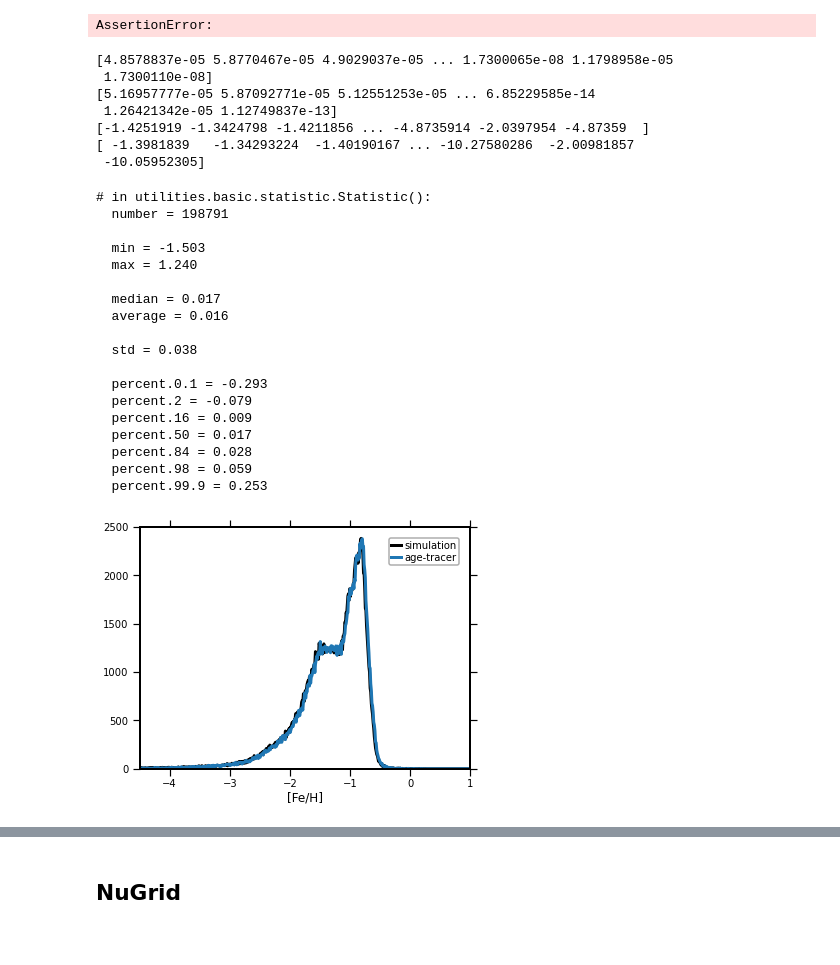
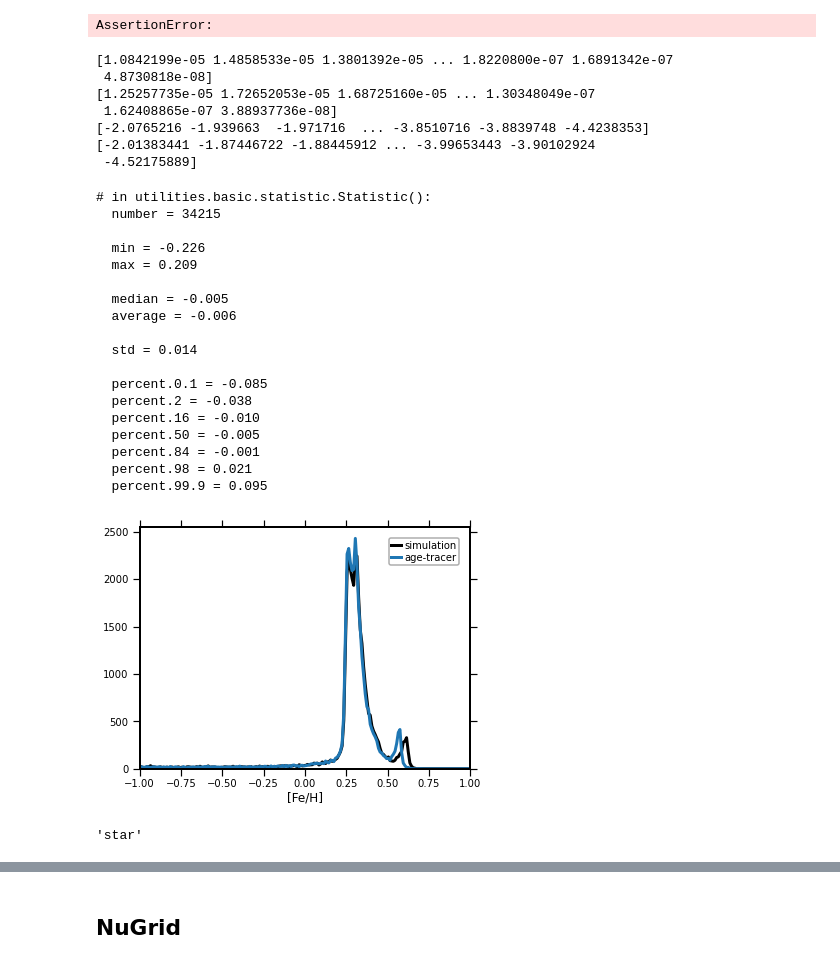
Before and after one commit to patelpb96/GizmoElementTracers, a Jupyter notebook: gizmo_tutorial.ipynb, the cells around one changed output, grey strips where cells are left out. Drawn from its saved outputs; the diff is of its cells as text; code cells hidden in the pictures.

```diff
--- a/gizmo_tutorial.ipynb
+++ b/gizmo_tutorial.ipynb
@@ -906,13 +906,13 @@ import matplotlib.pyplot as plt
 #simulation_directory = '.'
 
 # use this to point to a specific simulation directory, if you run this notebook from somwhere else
-simulation_directory = '/Users/awetzel/work/research/simulation/gizmo/simulations/m12/m12i/m12i_res57000_uvb-late_age-tracer'
+simulation_directory = '/Users/awetzel/work/research/simulation/gizmo/simulations/m12/m12i/m12i_res57000_uvb-late_agetracer-10'
 #simulation_directory = '/Users/awetzel/work/research/simulation/gizmo/simulations/m12/m12i/m12i_res57000_uvb-late_age-tracer-frequent'
 #simulation_directory = '/Users/awetzel/work/research/simulation/gizmo/simulations/m12/m12i/m12i_res7100_uvb-late_age-tracer'
 # %%
 # read star particles at z = 0 from a simulation with age tracers enabled
 
-part = gizmo.io.Read.read_snapshots(['star'], 'index', 172, simulation_directory=simulation_directory)
+part = gizmo.io.Read.read_snapshots(['star', 'gas'], 'index', 600, assign_hosts_rotation=True, simulation_directory=simulation_directory)
 #part = gizmo.io.Read.read_snapshots(['star'], 'index', 267, simulation_directory=simulation_directory)
 # %% [output]
 # in utilities.simulation.Snapshot():
@@ -964,8 +964,8 @@ targeted number of events per age bins = 10.0
 
 # here we explicitly work though these steps for star particles. this works identically for gas particles
 
-species_name = 'star'
-#species_name = 'gas'
+#species_name = 'star'
+species_name = 'gas'
 # %%
 # create and append an age-tracer dictionary class to particle species catalog
 # this stores all age-tracer information and provides the methods to compute elemental abundances (mass fractions) for each particle from the age-tracer mass weights
@@ -1030,71 +1030,82 @@ print(part[species_name].prop('metallicity.fe'))
 # 'metallicity' of iron for each particle, as computed via post-processing the age-tracer weights
 print(part[species_name].prop('metallicity.agetracer.fe'))
 # %% [output]
-[4.8578837e-05 5.8770467e-05 4.9029037e-05 ... 1.7300065e-08 1.1798958e-05
- 1.7300110e-08]
-[5.16957777e-05 5.87092771e-05 5.12551253e-05 ... 6.85229585e-14
- 1.26421342e-05 1.12749837e-13]
-[-1.4251919 -1.3424798 -1.4211856 ... -4.8735914 -2.0397954 -4.87359  ]
-[ -1.3981839   -1.34293224  -1.40190167 ... -10.27580286  -2.00981857
- -10.05952305]
+[1.0842199e-05 1.4858533e-05 1.3801392e-05 ... 1.8220800e-07 1.6891342e-07
+ 4.8730818e-08]
+[1.25257735e-05 1.72652053e-05 1.68725160e-05 ... 1.30348049e-07
+ 1.62408865e-07 3.88937736e-08]
+[-2.0765216 -1.939663  -1.971716  ... -3.8510716 -3.8839748 -4.4238353]
+[-2.01383441 -1.87446722 -1.88445912 ... -3.99653443 -3.90102924
+ -4.52175889]
+# %%
+#gal = ut.particle.get_galaxy_properties(part, axis_kind='both')
+
+dists = part[species_name].prop('host.distance.principal.cyl')
+pis = None
+pis = ut.array.get_indices(dists[:, 0], [0, 15], pis)
+pis = ut.array.get_indices(dists[:, 2], [-3, 3], pis)
 # %%
 # plot the results
 element_name = 'fe'
 
 from utilities.basic.binning import BinClass
 
-metallicity_limits = [-4.5, 1]
+metallicity_limits = [-1.0, 1.0]
 Bin = BinClass(metallicity_limits, width=0.01)
 
-metallicity_sim = part[species_name].prop('metallicity.' + element_name)
-metallicity_agetracer = part[species_name].prop('metallicity.agetracer.' + element_name).clip(-5, 10)
+metallicity_sim = part[species_name].prop('metallicity.' + element_name, pis)
+metallicity_agetracer = part[species_name].prop('metallicity.agetracer.' + element_name, pis).clip(-5, 10)
 
 masks = (metallicity_agetracer > -5) * (metallicity_sim > -5)
 
 distr_sim = Bin.get_distribution(metallicity_sim[masks])
 distr_agetracer = Bin.get_distribution(metallicity_agetracer[masks])
 
 fig, ax = plt.subplots()
 fig.set_size_inches(6, 4)
 
 # plot the native abundances, computed directly in the simulation
 ax.plot(distr_sim['bin'], distr_sim['sum'], lw=3, color='black', label='simulation')
 
 # plot the post-processed abundances, from the age-tracer weights
 ax.plot(distr_agetracer['bin'], distr_agetracer['sum'], lw=3, color='C0', label='age-tracer')
 
 ax.legend(loc='best')
 ax.set_ylim(0, None)
 ax.set_xlim(metallicity_limits[0], metallicity_limits[1])
 ax.set_xlabel('[Fe/H]')
 
 #ut.statistic.print_statistics(metallicity_sim)
 
 #ut.statistic.print_statistics(metallicity_agetracer)
 
 difs = metallicity_agetracer - metallicity_sim
 
 ut.statistic.print_statistics(difs)
 # %% [output]
 # in utilities.basic.statistic.Statistic():
-  number = 198791
+  number = 34215
 
-  min = -1.503
-  max = 1.240
+  min = -0.226
+  max = 0.209
 
-  median = 0.017
-  average = 0.016
+  median = -0.005
+  average = -0.006
 
-  std = 0.038
+  std = 0.014
 
-  percent.0.1 = -0.293
-  percent.2 = -0.079
-  percent.16 = 0.009
-  percent.50 = 0.017
-  percent.84 = 0.028
-  percent.98 = 0.059
-  percent.99.9 = 0.253
+  percent.0.1 = -0.085
+  percent.2 = -0.038
+  percent.16 = -0.010
+  percent.50 = -0.005
+  percent.84 = -0.001
+  percent.98 = 0.021
+  percent.99.9 = 0.095
-[figure, old version]
+[figure, new version]
+# %%
+species_name
+# %% [output]
+'star'
 # %%
 # plot the results
 
```
Also changed, not shown: parts of 5 cells of this notebook, 5 other files.
